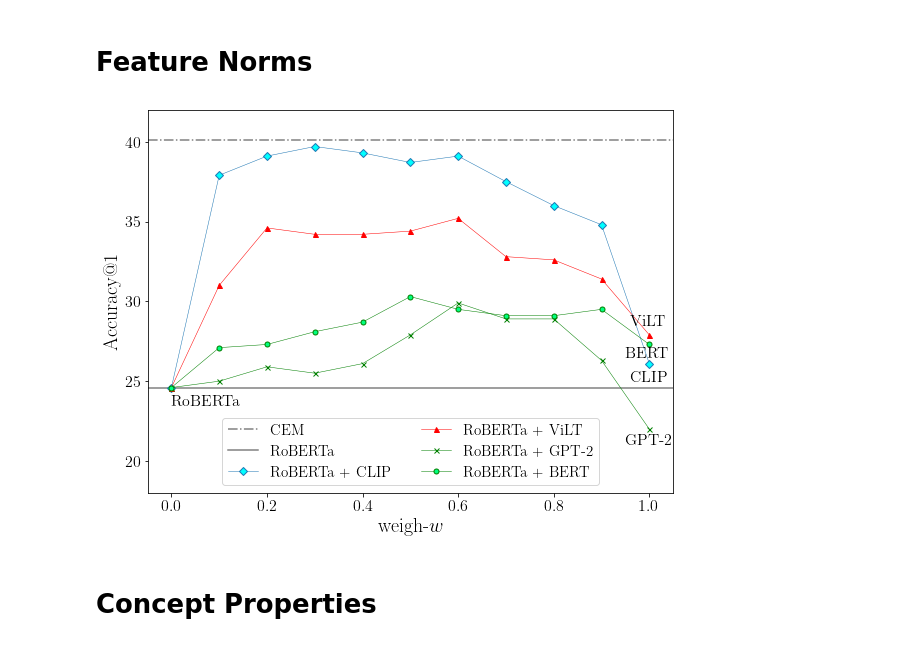
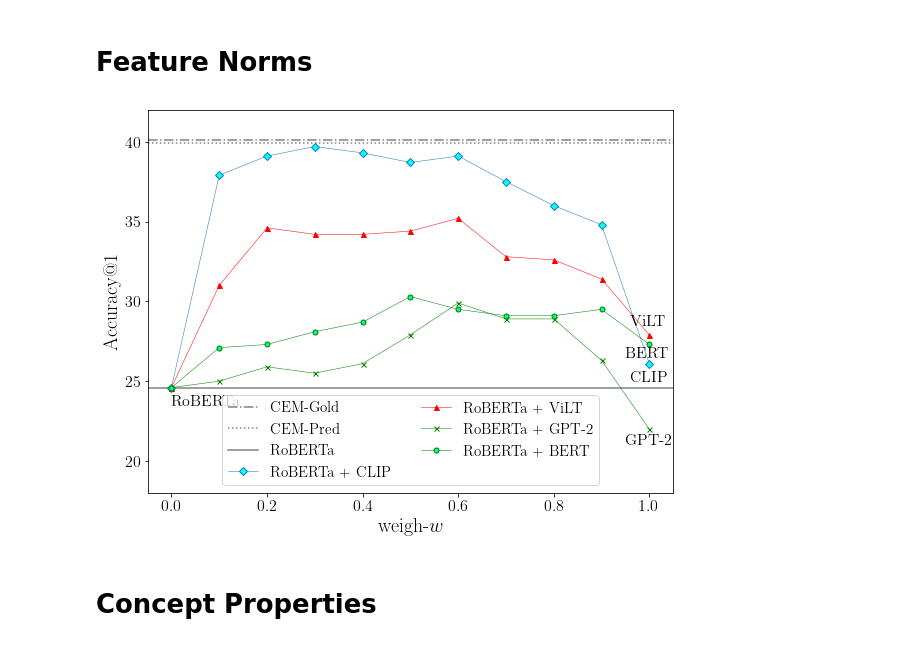
Before and after one commit to artemisp/semantic-norms, a Jupyter notebook: plot/plot.ipynb, the cells around one changed output. Cells and saved outputs as stored; diff of their text form; code cells hidden in the pictures.

```diff
--- a/plot/plot.ipynb
+++ b/plot/plot.ipynb
@@ -18,36 +18,36 @@ plt.rcParams["font.family"] = "Times New Roman"
 plt.rcParams['legend.title_fontsize'] = 18
 
 cp = [round(0.1 * i, 1) for i in range(11)]
 scores = [24.6, 37.9, 39.1, 39.7, 39.3, 38.7, 39.1, 37.5, 36.0, 34.8, 26.1]
 scores_1 = [24.6, 27.1, 27.3, 28.1, 28.7, 30.3, 29.5, 29.1, 29.1, 29.5, 27.3]
 scores_2 = [24.6, 25.0, 25.9, 25.5, 26.1, 27.9, 29.9, 28.9, 28.9, 26.3, 22.0]
 scores_3 = [24.6, 31.0, 34.6, 34.2, 34.2, 34.4, 35.2, 32.8, 32.6, 31.4, 27.9]
 
-plt.axhline(y=40.1, color='gray', label = 'CEM',linestyle='-.')
+plt.axhline(y=40.1, color='gray', label = 'CEM-Gold',linestyle='-.')
+plt.axhline(y=39.9, color='gray', label = 'CEM-Pred',linestyle=':')
 plt.axhline(y=24.6, color='gray', label = 'RoBERTa',linestyle='-')
 
 plt.plot(cp, scores, 'D-', label = 'RoBERTa + CLIP', linewidth = lw, markersize=5, markerfacecolor='cyan', alpha=1)
 plt.plot(cp, scores_3, '^-', label = 'RoBERTa + ViLT', linewidth = lw, color='red', markersize=5, markerfacecolor='red', alpha=1)
 plt.plot(cp, scores_2, 'x-', label = 'RoBERTa + GPT-2', linewidth = lw, color='green', markersize=5, alpha=1)
 plt.plot(cp, scores_1, 'o-', label = 'RoBERTa + BERT', linewidth = lw, color='green', markersize=5, markerfacecolor='springgreen', alpha=1)
 
 plt.annotate("RoBERTa", (0, 23.5), fontsize = 16)
 plt.annotate("CLIP", (0.96, 25), fontsize = 16)
 plt.annotate("BERT", (0.95, 26.5), fontsize = 16)
 plt.annotate("GPT-2", (0.95, 21), fontsize = 16)
 plt.annotate("ViLT", (0.96, 28.5), fontsize = 16)
 plt.ylim(18, 42)
 plt.legend(fontsize = 15, loc='lower center', ncol = 2)
-# plt.title("Transfer-learning on Howto100m Video Frames \n with Random Sampling", fontsize = 12)
 plt.xlabel(r'weigh-$w$', fontsize = 20)
 plt.yticks(fontsize = 16)
 plt.xticks(fontsize = 16)
 plt.ylabel(r"Accuracy@1", fontsize = 20)
 
 plt.savefig('combine_models.pdf', format='pdf', dpi=600, bbox_inches='tight')
 plt.show()
 # %% [output]
-[figure, old version]
+[figure, new version]
 # %% [markdown]
 # Concept Properties
 # %%
```
Also changed, not shown: parts of 1 cell of this notebook, 23 other files.
